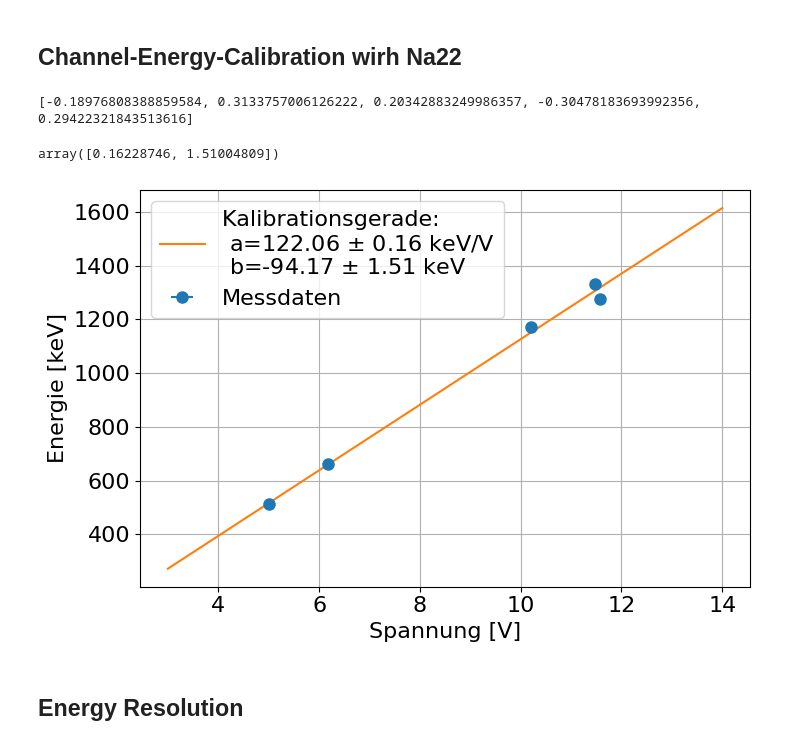
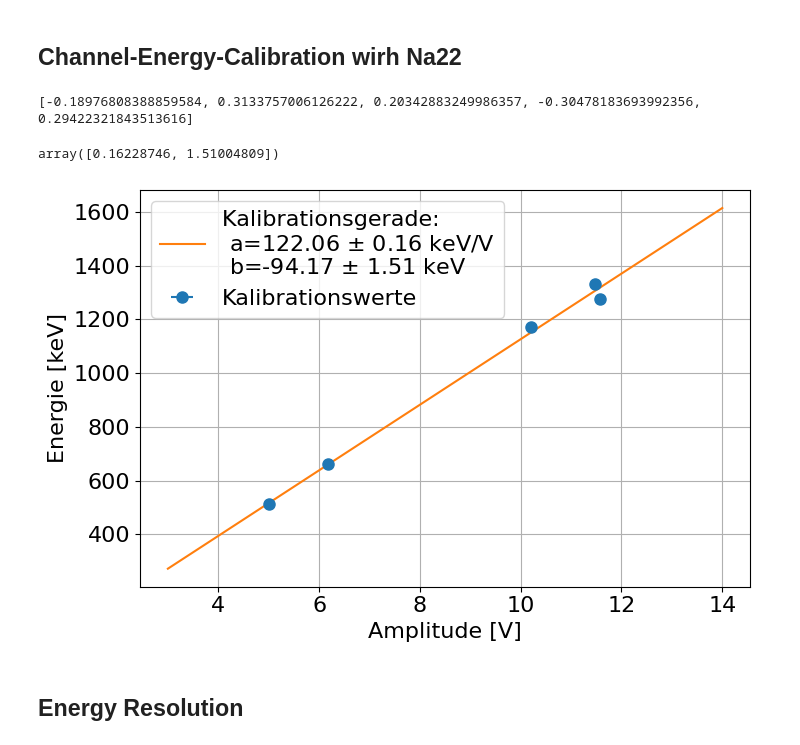
Before and after one commit to SteWey0/Fortgeschrittenenpraktikum, a Jupyter notebook: Gammaspektroskopie/Auswertung.ipynb, the cells around one changed output. Saved outputs shown, nothing was run; the diff lists cells and outputs as text; code cells hidden in the pictures.

```diff
--- a/Gammaspektroskopie/Auswertung.ipynb
+++ b/Gammaspektroskopie/Auswertung.ipynb
@@ -34,36 +34,36 @@ popt_1275, pcov_1275 = curve_fit(gauss, b[m_1275], c[m_1275], p0=[1e2, 10, 1])
 b, c = loadhist('1_3_Cs')
 m_662 = (b>5) & (b<8)
 popt_662, pcov_662 = curve_fit(gauss, b[m_662], c[m_662], p0=[1e3, 6, 1])
 # COBALT
 b, c = loadhist('1_3_Co')
 m_1173 = (b>9.6) & (b<10.9)
 m_1332 = (b>11) & (b<12.3)
 popt_1173, pcov_1173 = curve_fit(gauss, b[m_1173], c[m_1173], p0=[1e3, 10, 1])
 popt_1332, pcov_1332 = curve_fit(gauss, b[m_1332], c[m_1332], p0=[1e3, 10, 1])
 
 mus = np.array([popt_511[1], popt_1275[1], popt_662[1], popt_1173[1], popt_1332[1]])
 err_mus = np.array([np.sqrt(pcov_511[1,1]), np.sqrt(pcov_1275[1,1]), np.sqrt(pcov_662[1,1]), np.sqrt(pcov_1173[1,1]), np.sqrt(pcov_1332[1,1])])
 energies = np.array([511, 1275, 662, 1173, 1332])
 (cal_slope, cal_intersect), pcov = curve_fit(lambda x, m, t: m*x + t, mus, energies, p0=[1,0], absolute_sigma=True)
 
 def calibrate(x, m=cal_slope, t=cal_intersect):
     return m*x + t
 
 fig,ax=plt.subplots(figsize=(7.5,5))
-ax.errorbar(mus, energies, None, err_mus, 'o', label='Messdaten')
+ax.errorbar(mus, energies, None, err_mus, 'o', label='Kalibrationswerte')
 x = np.linspace(3,14,2)
 ax.plot(x, calibrate(x), label=f'Kalibrationsgerade: \n a={cal_slope :.2f} $\pm$ {pcov[0,0]**0.5:.2f} keV/V \n b={cal_intersect :.2f} $\pm$ {pcov[1,1]**0.5:.2f} keV')
-ax.set(xlabel='Spannung [V]', ylabel='Energie [keV]')
+ax.set(xlabel='Amplitude [V]', ylabel='Energie [keV]')
 ax.legend()
 ax.grid()
 fig.tight_layout()
 plt.savefig('plots/sz_calibration.pdf', bbox_inches='tight')
 print([popt_511[2], popt_1275[2], popt_662[2], popt_1173[2], popt_1332[2]])
 np.sqrt(np.diag(pcov))#
 # %% [output]
 [-0.18976808388859584, 0.3133757006126222, 0.20342883249986357, -0.30478183693992356, 0.29422321843513616]
 array([0.16228746, 1.51004809])
-[figure, old version]
+[figure, new version]
 # %% [markdown]
 ## Energy Resolution
 # %%
```
Also changed, not shown: parts of 4 cells of this notebook, 10 other files.
